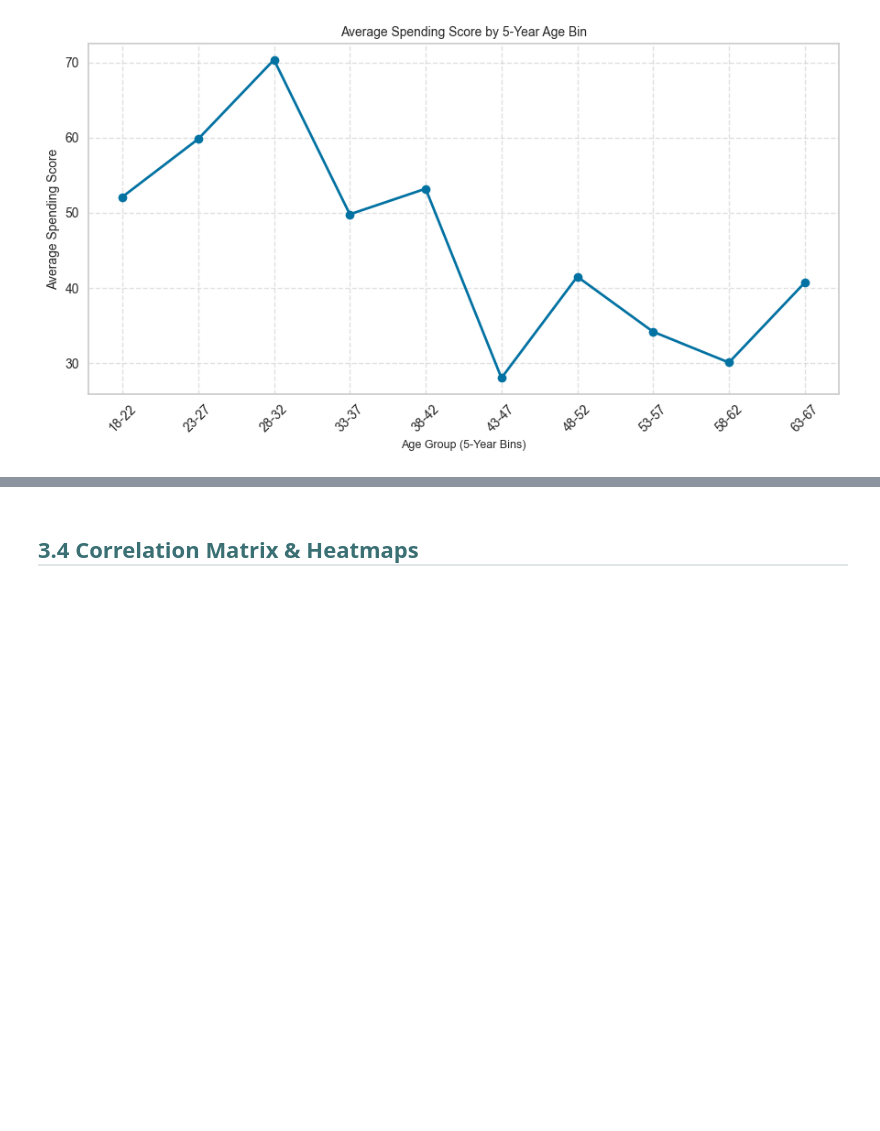
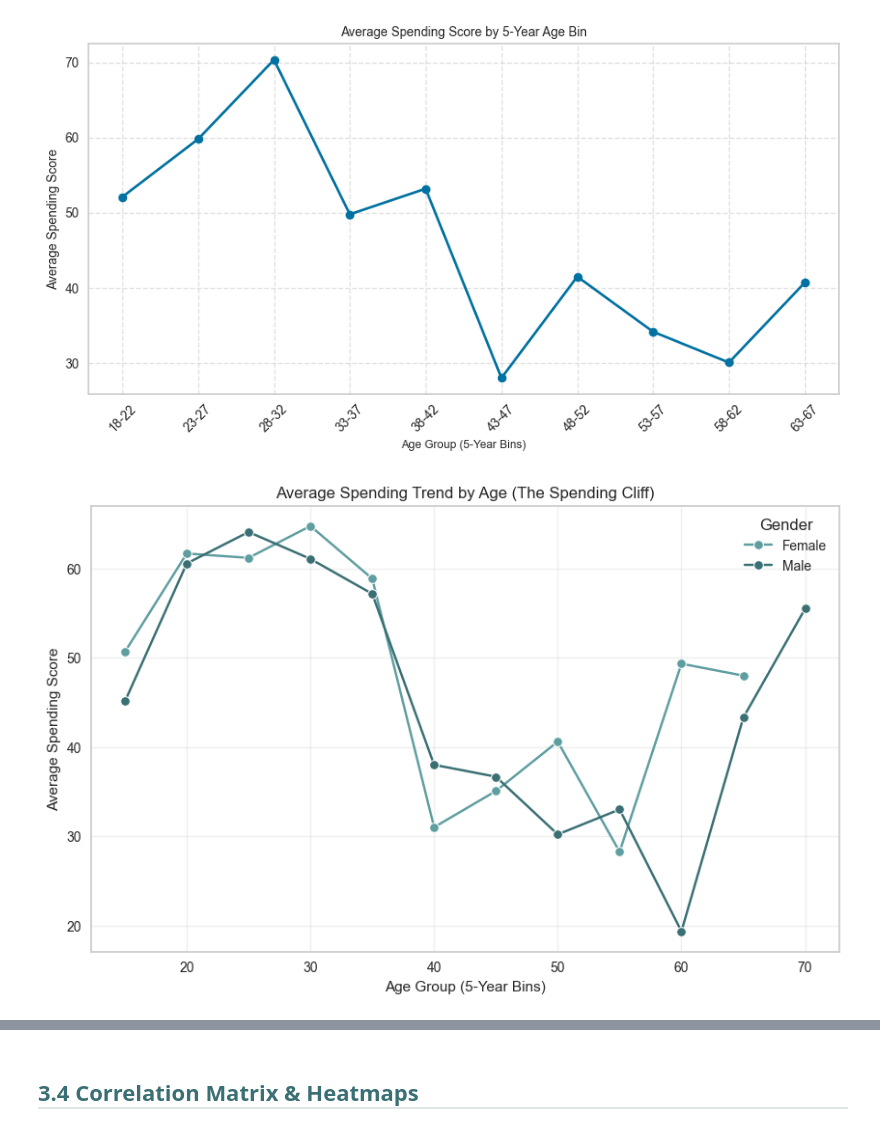
Before and after one commit to montypie/DS_Projects, a Jupyter notebook: 3_ClassifCluster/customer_segmentation_oef.ipynb, the cells around one changed output, grey strips where cells are left out. Saved outputs shown, nothing was run; the diff lists cells and outputs as text; code cells hidden in the pictures; blank space fills up the shorter version.

Commit message:
trends & pivot

```diff
--- a/3_ClassifCluster/customer_segmentation_oef.ipynb
+++ b/3_ClassifCluster/customer_segmentation_oef.ipynb
@@ -334,2 +331,19 @@ plt.show()
 # %% [output]
 [figure]
+# %%
+df_trend = df.copy()
+df_trend['Age_Bin_5'] = (df_trend['Age'] // 5) * 5
+
+age_trend = df_trend.groupby(['Age_Bin_5', 'Gender'])['Spending Score (1-100)'].mean().reset_index()
+
+plt.figure(figsize=(10, 6))
+sns.lineplot(data=age_trend, x='Age_Bin_5', y='Spending Score (1-100)',
+             hue='Gender', marker='o', palette=teal_corporate_palette)
+
+plt.title('Average Spending Trend by Age (The Spending Cliff)')
+plt.xlabel('Age Group (5-Year Bins)')
+plt.ylabel('Average Spending Score')
+plt.grid(True, alpha=0.3)
+plt.show()
+# %% [output]
+[figure, added]
```
Also changed, not shown: parts of 9 cells of this notebook.
